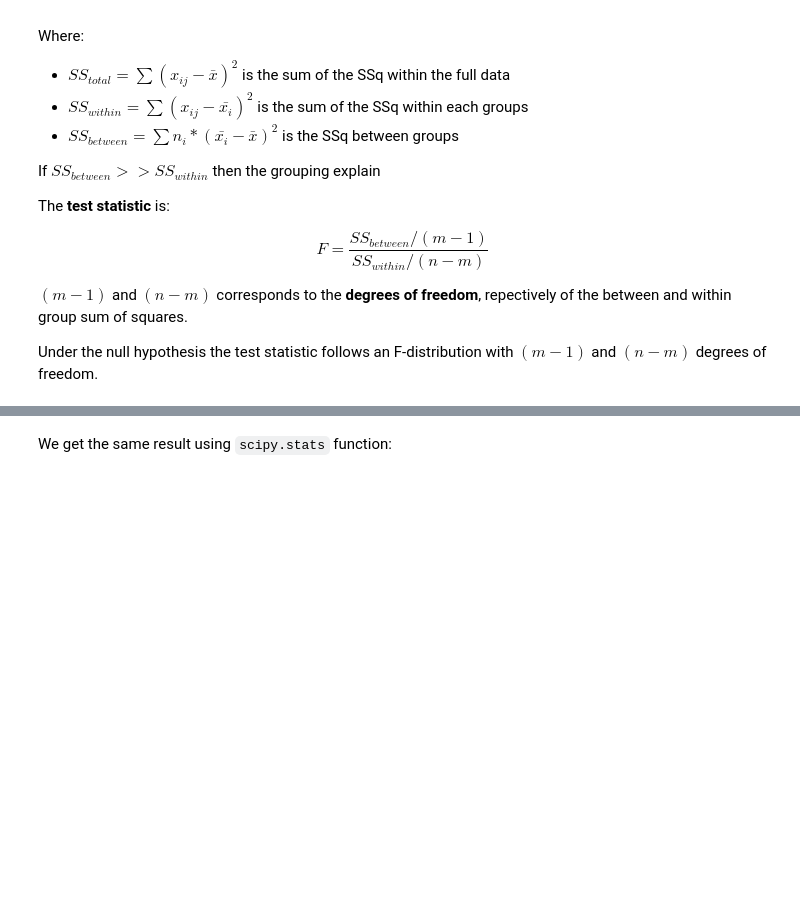
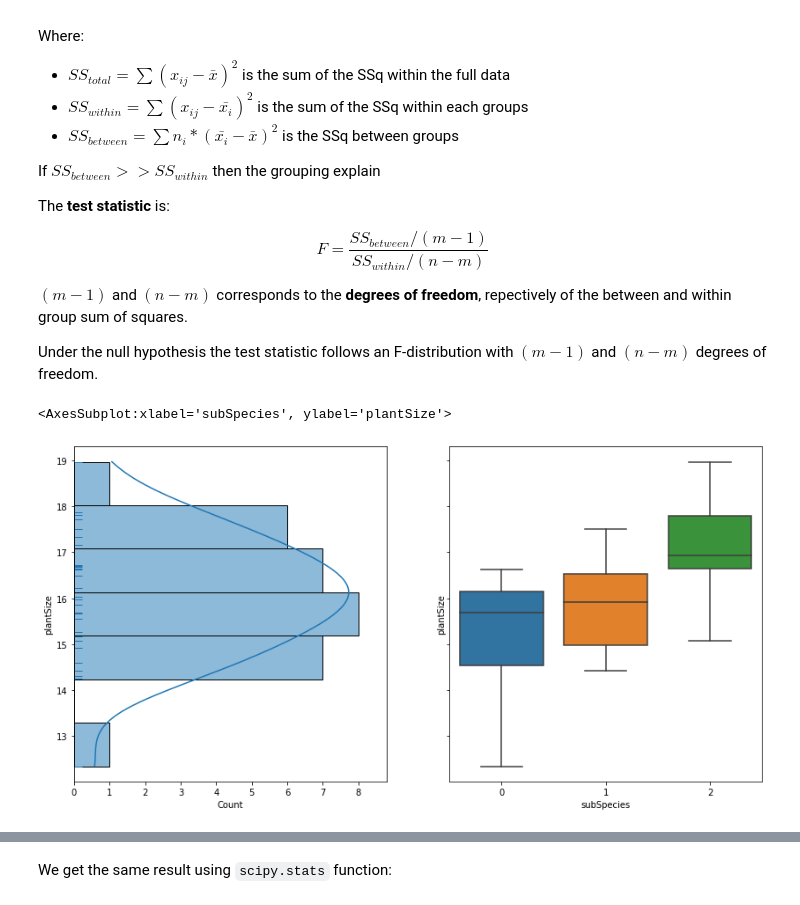
Before and after one commit to sbwiecko/instroduction_statistics_python-SIB, a Jupyter notebook: 03_distribution_and_statistical_tests_continued.ipynb, the cells around one changed output, grey strips where cells are left out. Drawn from its saved outputs; the diff is of its cells as text; code cells hidden in the pictures; blank space fills up the shorter version.

```diff
--- a/03_distribution_and_statistical_tests_continued.ipynb
+++ b/03_distribution_and_statistical_tests_continued.ipynb
@@ -424,11 +512,14 @@ Under the null hypothesis the test statistic follows an F-distribution with $(m-
 # %%
 # we have measures of the height of the same number of individuals in 3 plant subspecies
 
 dfPlant = pd.read_table("data/Mendaxophytae_data_oct2020.csv",sep=',')
 fig,axes = plt.subplots(1,2 , figsize=(14,7),  sharey=True )
 sns.histplot(y=dfPlant['plantSize'] , kde=True ,  ax = axes[0] )
 sns.rugplot(y=dfPlant['plantSize']  ,  ax = axes[0] )
-sns.violinplot(x='subSpecies', y='plantSize' , data=dfPlant, kind = 'violin' , ax = axes[1])
+sns.boxplot(x='subSpecies', y='plantSize', data=dfPlant, ax=axes[1])
+# %% [output]
+<AxesSubplot:xlabel='subSpecies', ylabel='plantSize'>
+[figure, added]
 # %%
 # compute the global mean
 grandMean = dfPlant['plantSize'].mean()
```
Also changed, not shown: parts of 38 cells of this notebook, 6 other files.
